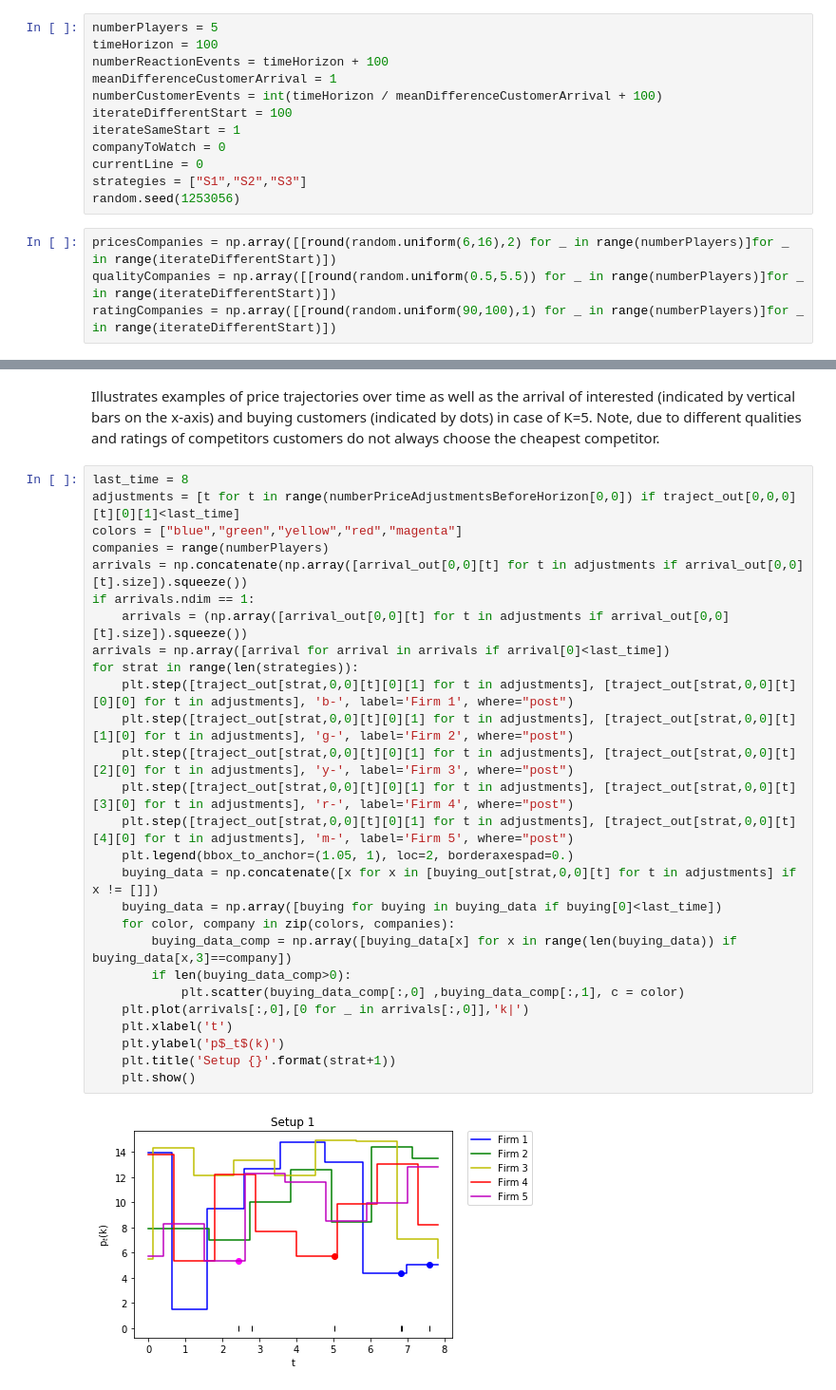
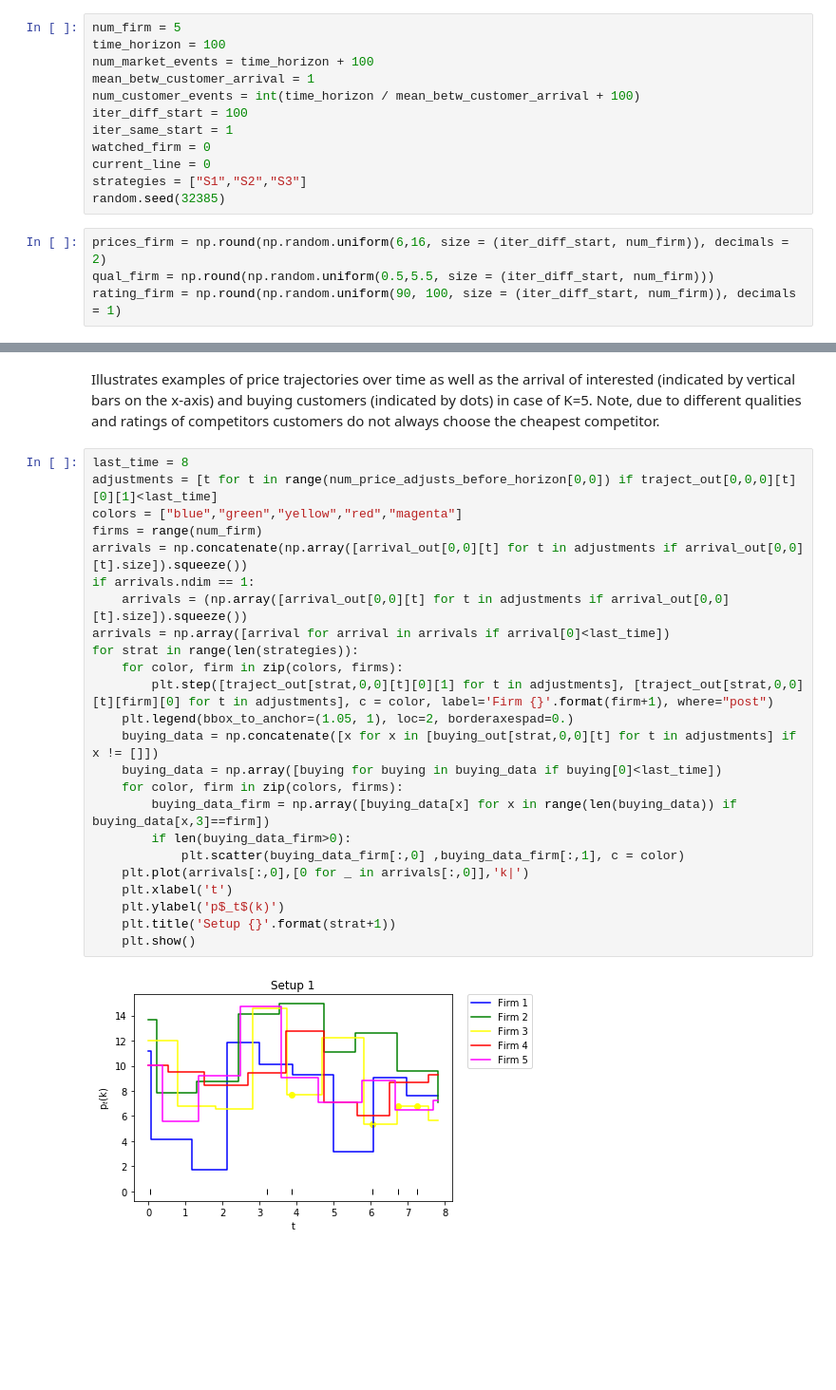
Before and after one commit to hpi-epic/pricing_competition_simulation, a Jupyter notebook: market_simulation.ipynb, the cells around one changed output, grey strips where cells are left out. Shown at 95% size. Saved outputs shown, nothing was run; the diff lists cells and outputs as text; blank space fills up the shorter version.

```diff
--- a/market_simulation.ipynb
+++ b/market_simulation.ipynb
@@ -22,18 +22,18 @@ import csv
 import matplotlib.pyplot as plt
 import pandas as pd
 # %%
-numberPlayers = 5
-timeHorizon = 100
-numberReactionEvents = timeHorizon + 100
-meanDifferenceCustomerArrival = 1
-numberCustomerEvents = int(timeHorizon / meanDifferenceCustomerArrival + 100)
-iterateDifferentStart = 100
-iterateSameStart = 1
-companyToWatch = 0
-currentLine = 0
+num_firm = 5
+time_horizon = 100
+num_market_events = time_horizon + 100
+mean_betw_customer_arrival = 1
+num_customer_events = int(time_horizon / mean_betw_customer_arrival + 100)
+iter_diff_start = 100
+iter_same_start = 1
+watched_firm = 0
+current_line = 0
 strategies = ["S1","S2","S3"]
-random.seed(1253056)
+random.seed(32385)
 # %%
-pricesCompanies = np.array([[round(random.uniform(6,16),2) for _ in range(numberPlayers)]for _ in range(iterateDifferentStart)])
-qualityCompanies = np.array([[round(random.uniform(0.5,5.5)) for _ in range(numberPlayers)]for _ in range(iterateDifferentStart)])
-ratingCompanies = np.array([[round(random.uniform(90,100),1) for _ in range(numberPlayers)]for _ in range(iterateDifferentStart)])
+prices_firm = np.round(np.random.uniform(6,16, size = (iter_diff_start, num_firm)), decimals = 2)
+qual_firm = np.round(np.random.uniform(0.5,5.5, size = (iter_diff_start, num_firm)))
+rating_firm = np.round(np.random.uniform(90, 100, size = (iter_diff_start, num_firm)), decimals = 1)
@@ -194,30 +421,27 @@ Illustrates examples of price trajectories over time as well as the arrival of i
 Note, due to different qualities and ratings of competitors customers do not always choose the cheapest competitor.
 # %%
 last_time = 8
-adjustments = [t for t in range(numberPriceAdjustmentsBeforeHorizon[0,0]) if traject_out[0,0,0][t][0][1]<last_time]
+adjustments = [t for t in range(num_price_adjusts_before_horizon[0,0]) if traject_out[0,0,0][t][0][1]<last_time]
 colors = ["blue","green","yellow","red","magenta"]
-companies = range(numberPlayers)
+firms = range(num_firm)
 arrivals = np.concatenate(np.array([arrival_out[0,0][t] for t in adjustments if arrival_out[0,0][t].size]).squeeze())
 if arrivals.ndim == 1:
     arrivals = (np.array([arrival_out[0,0][t] for t in adjustments if arrival_out[0,0][t].size]).squeeze())
 arrivals = np.array([arrival for arrival in arrivals if arrival[0]<last_time])
 for strat in range(len(strategies)):
-    plt.step([traject_out[strat,0,0][t][0][1] for t in adjustments], [traject_out[strat,0,0][t][0][0] for t in adjustments], 'b-', label='Firm 1', where="post")
-    plt.step([traject_out[strat,0,0][t][0][1] for t in adjustments], [traject_out[strat,0,0][t][1][0] for t in adjustments], 'g-', label='Firm 2', where="post")
-    plt.step([traject_out[strat,0,0][t][0][1] for t in adjustments], [traject_out[strat,0,0][t][2][0] for t in adjustments], 'y-', label='Firm 3', where="post")
-    plt.step([traject_out[strat,0,0][t][0][1] for t in adjustments], [traject_out[strat,0,0][t][3][0] for t in adjustments], 'r-', label='Firm 4', where="post")
-    plt.step([traject_out[strat,0,0][t][0][1] for t in adjustments], [traject_out[strat,0,0][t][4][0] for t in adjustments], 'm-', label='Firm 5', where="post")
+    for color, firm in zip(colors, firms):
+        plt.step([traject_out[strat,0,0][t][0][1] for t in adjustments], [traject_out[strat,0,0][t][firm][0] for t in adjustments], c = color, label='Firm {}'.format(firm+1), where="post")
     plt.legend(bbox_to_anchor=(1.05, 1), loc=2, borderaxespad=0.)
     buying_data = np.concatenate([x for x in [buying_out[strat,0,0][t] for t in adjustments] if x != []])
     buying_data = np.array([buying for buying in buying_data if buying[0]<last_time])
-    for color, company in zip(colors, companies):
-        buying_data_comp = np.array([buying_data[x] for x in range(len(buying_data)) if buying_data[x,3]==company])
-        if len(buying_data_comp>0):
-            plt.scatter(buying_data_comp[:,0] ,buying_data_comp[:,1], c = color)
+    for color, firm in zip(colors, firms):
+        buying_data_firm = np.array([buying_data[x] for x in range(len(buying_data)) if buying_data[x,3]==firm])
+        if len(buying_data_firm>0):
+            plt.scatter(buying_data_firm[:,0] ,buying_data_firm[:,1], c = color)
     plt.plot(arrivals[:,0],[0 for _ in arrivals[:,0]],'k|')
     plt.xlabel('t')
     plt.ylabel('p$_t$(k)')
     plt.title('Setup {}'.format(strat+1))
     plt.show()
 # %% [output]
-[figure, old version]
+[figure, new version]
```
Also changed, not shown: parts of 7 cells of this notebook, 2 other files.
